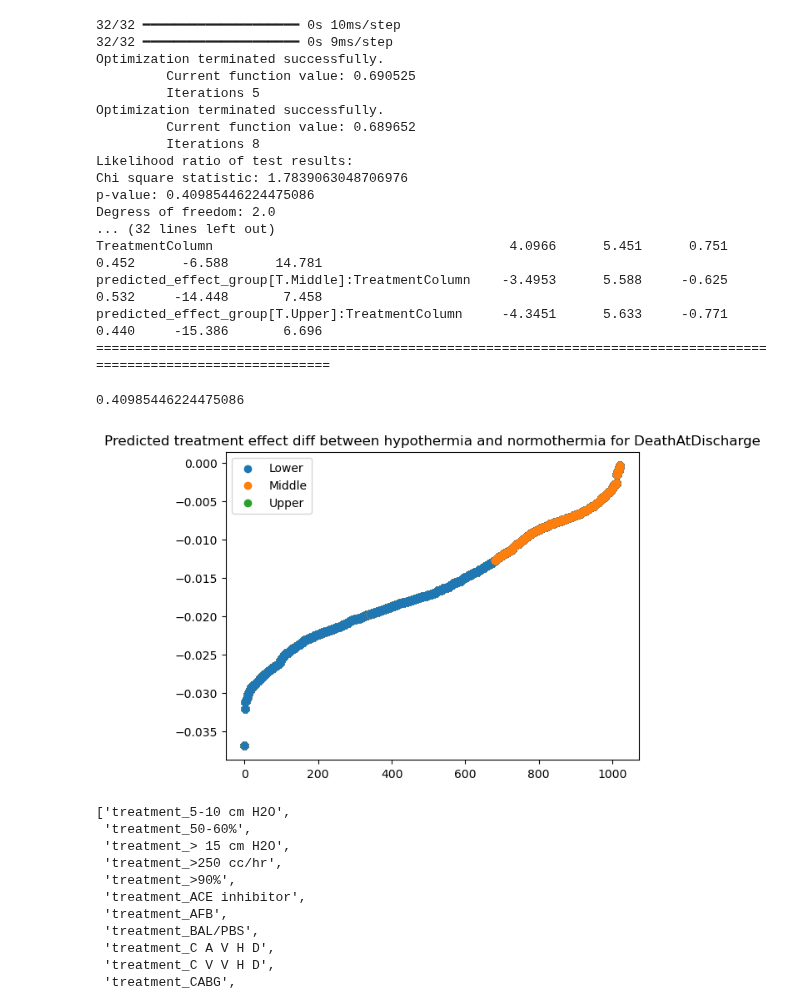
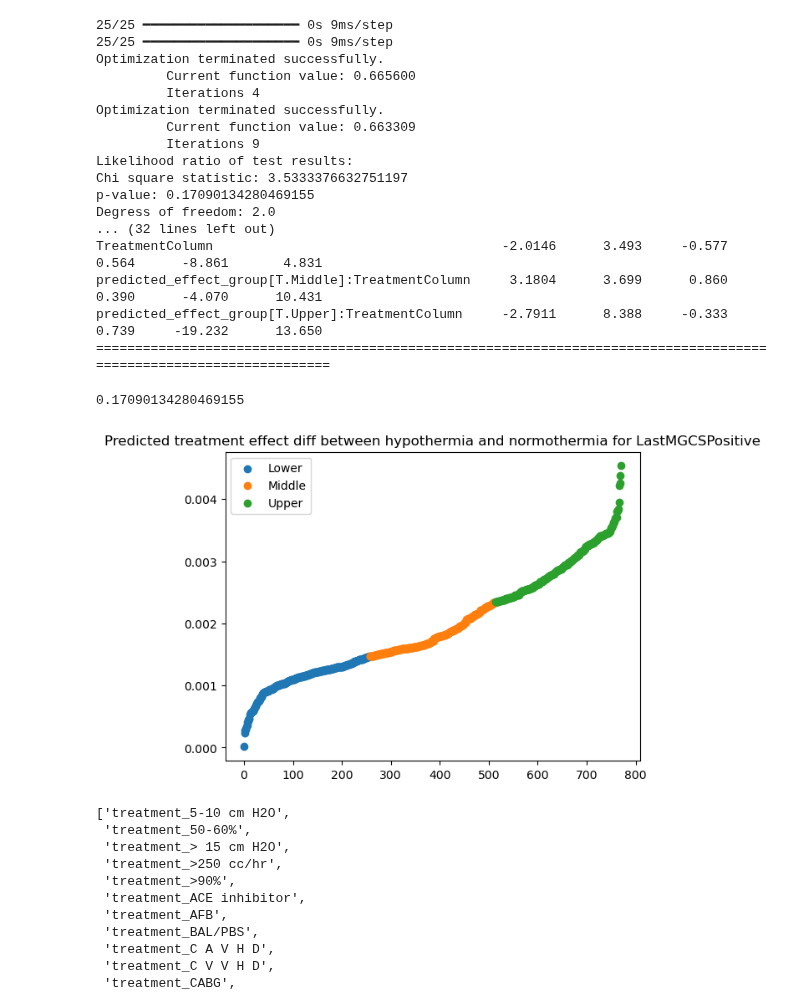
Before and after one commit to michelraskin/ttmhte, a Jupyter notebook: eICU/eICUAnalysisNeural.ipynb, the cells around one changed output. Cells and saved outputs as stored; diff of their text form; code cells hidden in the pictures.

```diff
--- a/eICU/eICUAnalysisNeural.ipynb
+++ b/eICU/eICUAnalysisNeural.ipynb
@@ -86,6 +89,6 @@ from sklearn.decomposition import PCA
 # %%
 myPredictorsDf, X_train, X_test, y_train, y_test = getTrainTestFunctions(aPredictedColumn = 'LastMGCSPositive',
-                                                                         aTreatmentColumn = 'Hypothermia')
+                                                                         aTreatmentColumn = 'both_hypothermia', aDropColumns=['Hypothermia', 'treatment_hypothermia'])
 # %%
 def getDefaultPipelineSteps(X_train):
     myNumericalColumns = X_train.columns[(X_train.nunique() > 5) & (X_train.dtypes != object)]
@@ -104,11 +104,10 @@ X_test_transf = pd.DataFrame(X_test_transf, columns = myPipeline.get_feature_nam
 # %%
 model = keras.Sequential([
     keras.Input(shape=(X_train_transf.shape[1],)),
-    layers.Dense(6000, activation='relu'), #6000
+    layers.Dense(4000, activation='relu'), #6000
     layers.Dropout(0.5),#0.2
     layers.Dense(2000, activation='relu'),#2000
-    layers.Dropout(0.1),#0.1
-    # layers.Dense(1000, activation='relu'),
+    layers.Dropout(0.5),#0.1
     layers.Dense(500, activation='relu'),
     layers.Dense(200, activation='relu'),
     layers.Dense(50, activation='relu'),
@@ -127,6 +126,6 @@ model.compile(optimizer='adam',
               loss='binary_crossentropy',
               metrics=['accuracy', tf.keras.metrics.AUC(name="roc_auc")])
 # %%
-history = model.fit(X_train_transf, y_train.reset_index().drop(columns='index'), epochs=30, batch_size=64, validation_data=(X_test_transf, y_test.reset_index().drop(columns='index')))#, callbacks=[early_stopping])
+history = model.fit(X_train_transf, y_train.reset_index().drop(columns='index'), epochs=30, batch_size=32, validation_data=(X_test_transf, y_test.reset_index().drop(columns='index')))#, callbacks=[early_stopping])
 # %% [output]
 Epoch 1/30
@@ -203,26 +217,26 @@ predicted_effect:TreatmentColumn     9.7802      9.619      1.017      0.309
 # %%
 getTreatmentEffectDiff(aX = X_test_transf, aY = y_test.reset_index().drop(columns='index'), aModel = model, \
-                       aCategory = 'DeathAtDischarge', aGroup = 'bin__treatment_defibrillation', aUseNeuralNetwork = True, aByGroup =True)
+                       aCategory = 'LastMGCSPositive', aGroup = 'bin__treatment_defibrillation', aUseNeuralNetwork = True, aByGroup = True)
 # %% [output]
-32/32 ━━━━━━━━━━━━━━━━━━━━ 0s 10ms/step
-32/32 ━━━━━━━━━━━━━━━━━━━━ 0s 9ms/step
+25/25 ━━━━━━━━━━━━━━━━━━━━ 0s 9ms/step
+25/25 ━━━━━━━━━━━━━━━━━━━━ 0s 9ms/step
 Optimization terminated successfully.
-         Current function value: 0.690525
-         Iterations 5
+         Current function value: 0.665600
+         Iterations 4
 Optimization terminated successfully.
-         Current function value: 0.689652
-         Iterations 8
+         Current function value: 0.663309
+         Iterations 9
 Likelihood ratio of test results:
-Chi square statistic: 1.7839063048706976
-p-value: 0.40985446224475086
+Chi square statistic: 3.5333376632751197
+p-value: 0.17090134280469155
 Degress of freedom: 2.0
 ... (32 lines left out)
-TreatmentColumn                                      4.0966      5.451      0.751      0.452      -6.588      14.781
-predicted_effect_group[T.Middle]:TreatmentColumn    -3.4953      5.588     -0.625      0.532     -14.448       7.458
-predicted_effect_group[T.Upper]:TreatmentColumn     -4.3451      5.633     -0.771      0.440     -15.386       6.696
+TreatmentColumn                                     -2.0146      3.493     -0.577      0.564      -8.861       4.831
+predicted_effect_group[T.Middle]:TreatmentColumn     3.1804      3.699      0.860      0.390      -4.070      10.431
+predicted_effect_group[T.Upper]:TreatmentColumn     -2.7911      8.388     -0.333      0.739     -19.232      13.650
 ====================================================================================================================
-0.40985446224475086
+0.17090134280469155
-[figure, old version]
+[figure, new version]
 # %%
 [x for x in myPredictorsDf.columns if 'treatment' in x]
 # %% [output]
```
Also changed, not shown: parts of 8 cells of this notebook, 4 other files.
